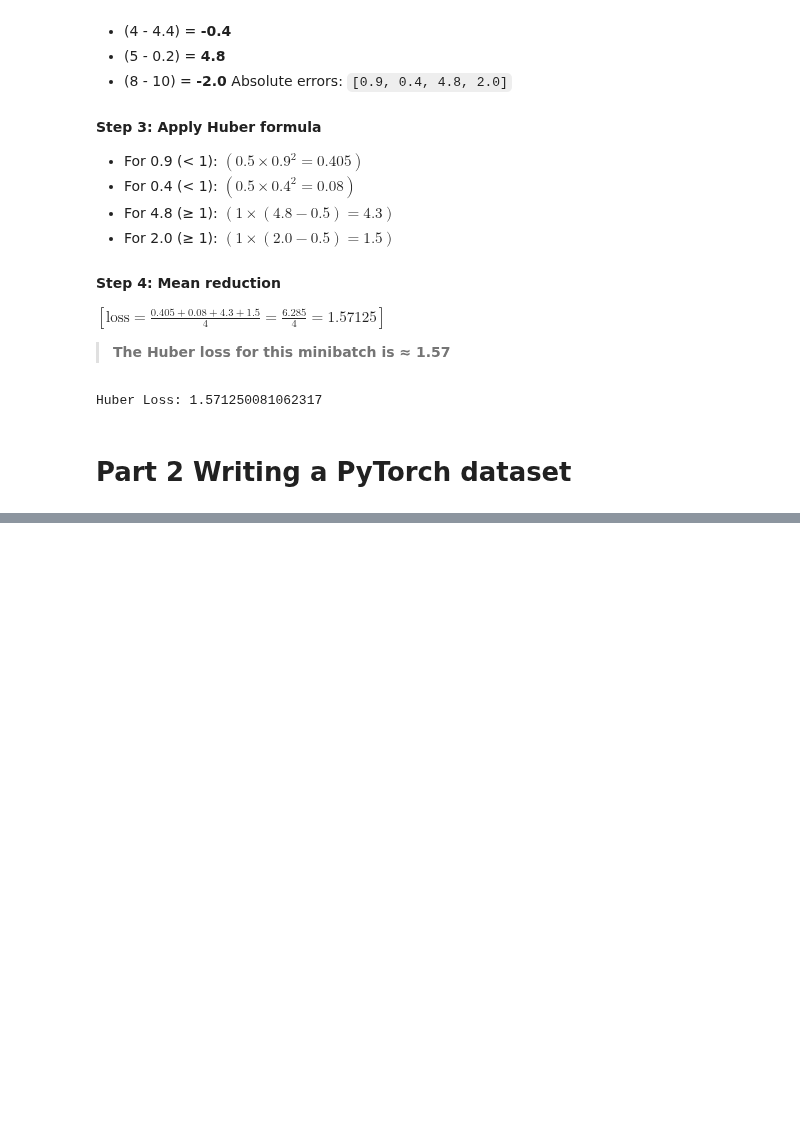
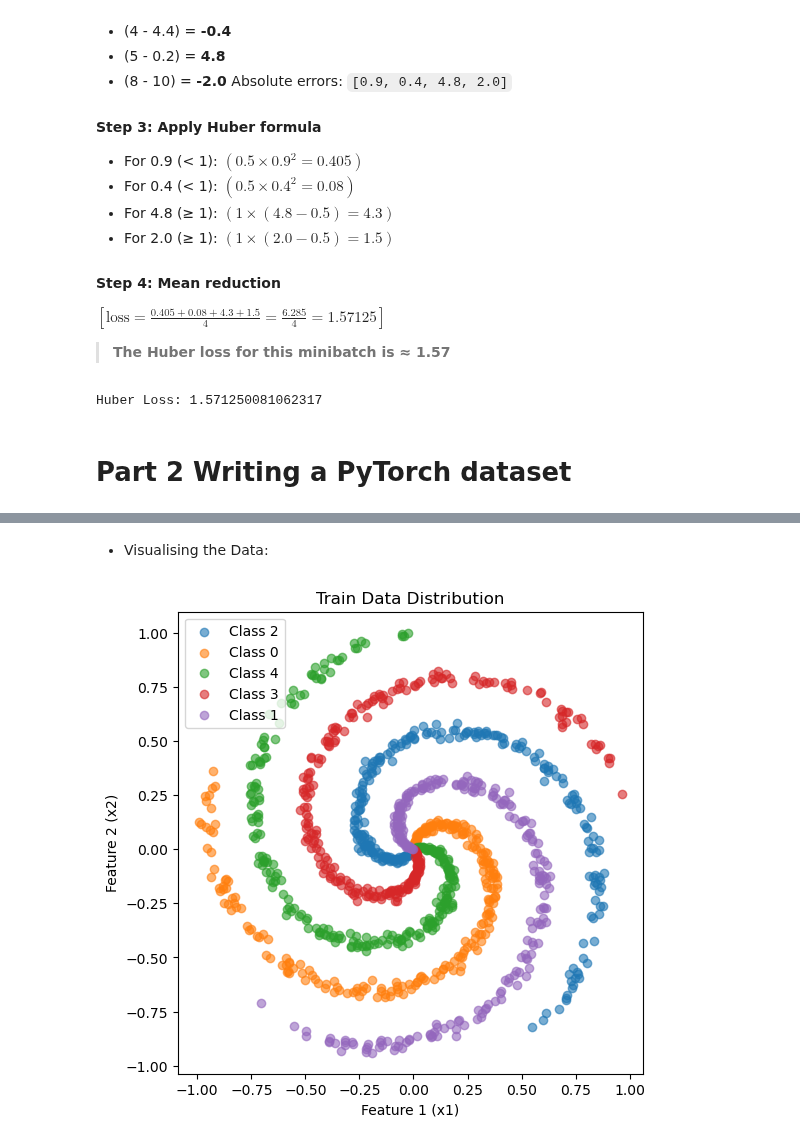
Before and after one commit to MHA963/DeepLearning, a Jupyter notebook: assignments/Assignment1.ipynb, the cells around one changed output, grey strips where cells are left out. Drawn from its saved outputs; the diff is of its cells as text; code cells hidden in the pictures; blank space fills up the shorter version.

```diff
--- a/assignments/Assignment1.ipynb
+++ b/assignments/Assignment1.ipynb
@@ -205,0 +198,12 @@ for image, label in zip(images, labels):
+# %%
+
+train = pd.read_csv("../data/trainData.csv", delim_whitespace=True, header=None)
+test = pd.read_csv("../data/testData.csv", delim_whitespace=True, header=None)
+
+# rename for clarity
+train.columns = ["label", "x1", "x2"]
+test.columns = ["label", "x1", "x2"]
+
+print(train.head(2))
+print(test.head(2))
+print(train.describe())
@@ -205,0 +226,16 @@ for image, label in zip(images, labels):
+# %% [markdown]
+- Visualising the Data:
+# %%
+
+plt.figure(figsize=(6,6))
+for lbl in train["label"].unique():
+    subset = train[train["label"] == lbl]
+    plt.scatter(subset["x1"], subset["x2"], label=f"Class {int(lbl)}", alpha=0.6)
+
+plt.xlabel("Feature 1 (x1)")
+plt.ylabel("Feature 2 (x2)")
+plt.legend()
+plt.title("Train Data Distribution")
+plt.show()
+# %% [output]
+[figure, added]
```
Also changed, not shown: parts of 9 cells of this notebook, 6 other files.
